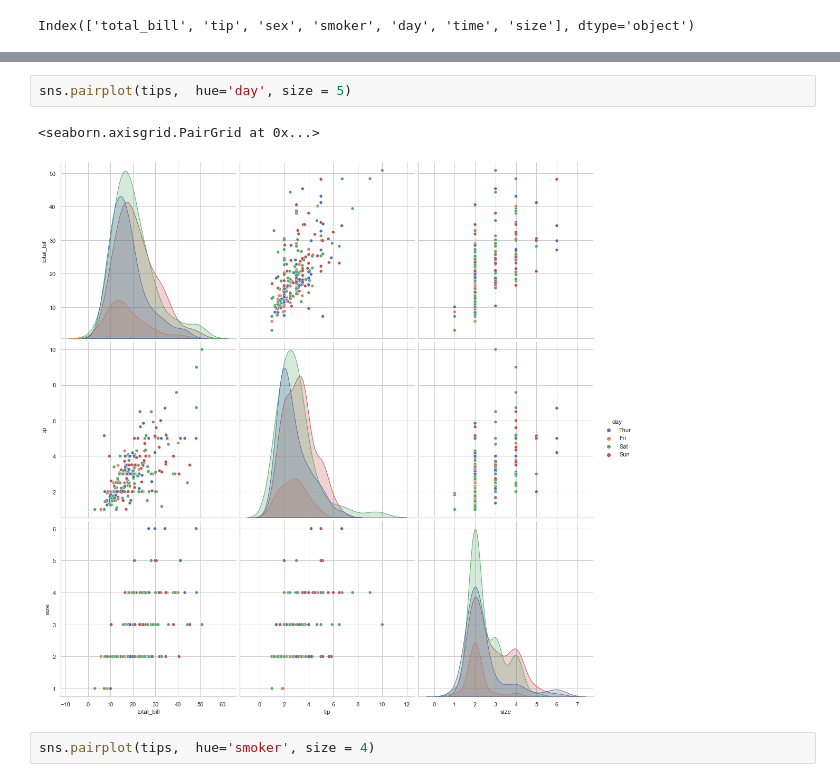
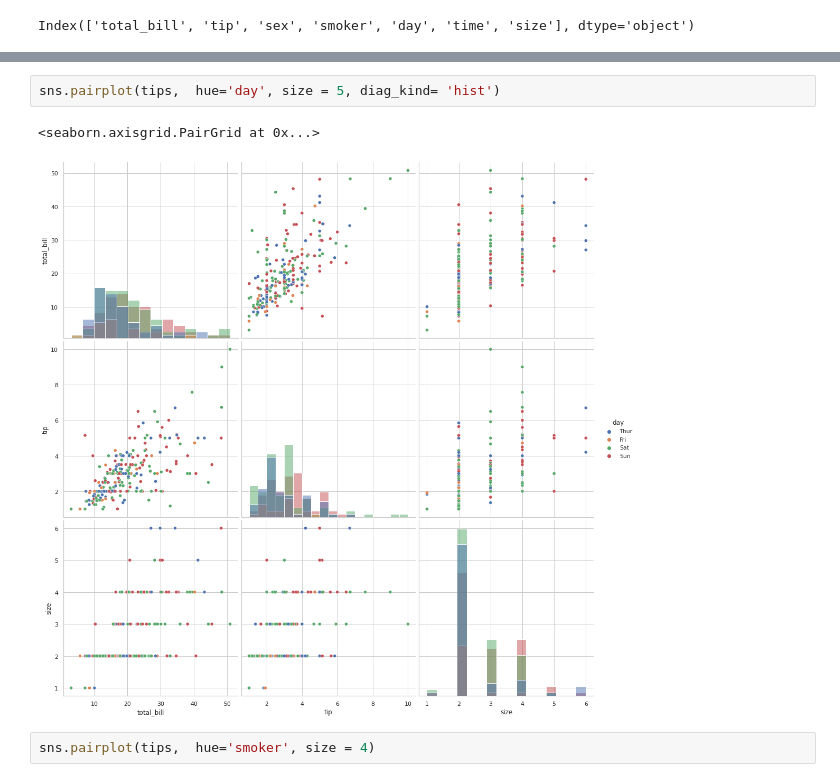
Before and after one commit to ReDI-School/nrw-data-analytics, a Jupyter notebook: 6_Lecture_More_Plots_and_intro_to_EDA_edited.ipynb, the cells around one changed output, grey strips where cells are left out. Cells and saved outputs as stored; diff of their text form.

```diff
--- a/6_Lecture_More_Plots_and_intro_to_EDA_edited.ipynb
+++ b/6_Lecture_More_Plots_and_intro_to_EDA_edited.ipynb
@@ -163,8 +164,8 @@ sns.pairplot(tips,  hue='time')
 # %%
-sns.pairplot(tips,  hue='day', size = 5)
+sns.pairplot(tips,  hue='day', size = 5, diag_kind= 'hist')
 # %% [output]
 <seaborn.axisgrid.PairGrid at 0x...>
-[figure, old version]
+[figure, new version]
 # %%
 sns.pairplot(tips,  hue='smoker', size = 4)
 # %% [output]
```
Also changed, not shown: parts of 24 cells of this notebook, 1 other file.
